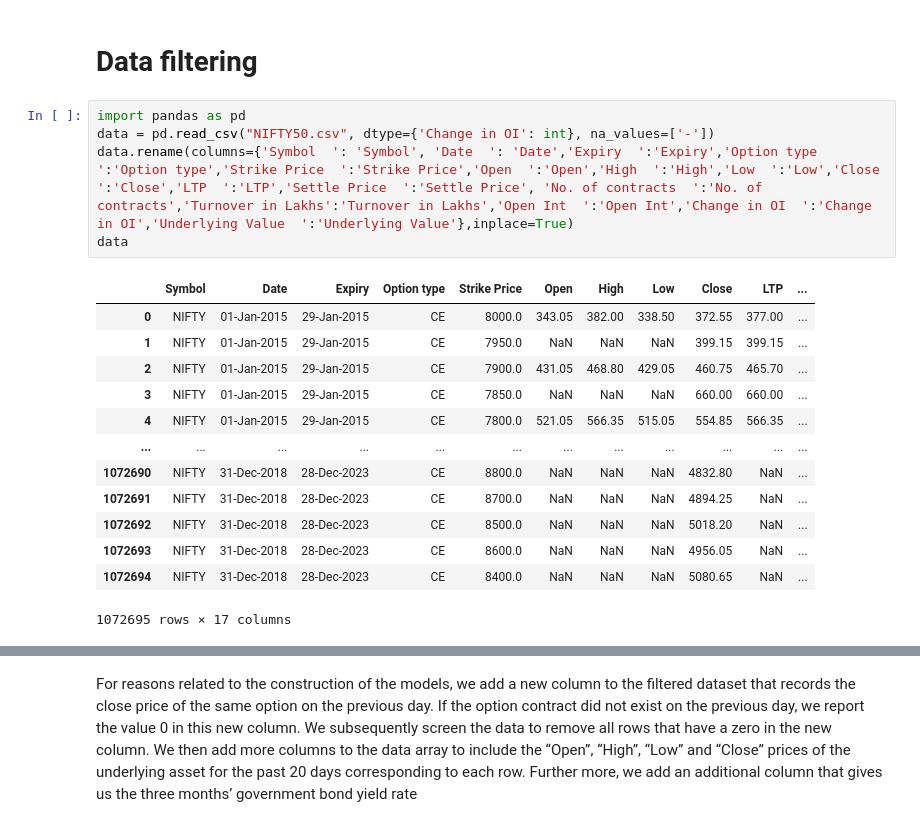
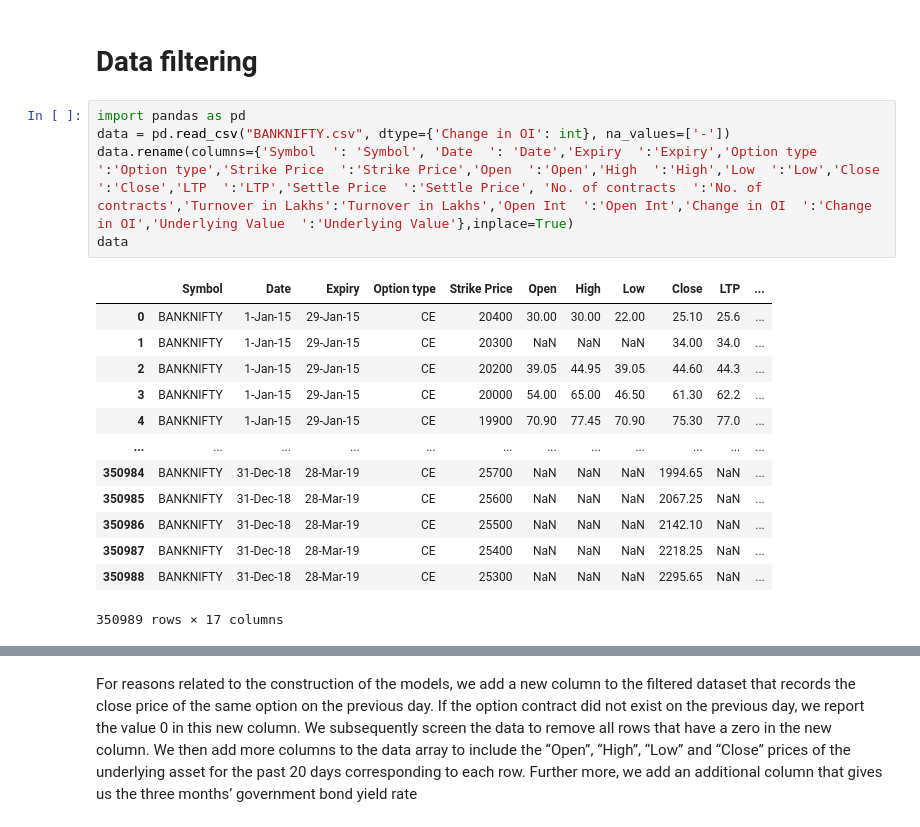
Before and after one commit to Hcine-Turki/Project-DSUU, a Jupyter notebook: DSUU_code.ipynb, the cells around one changed output, grey strips where cells are left out. Saved outputs shown, nothing was run; the diff lists cells and outputs as text.

```diff
--- a/DSUU_code.ipynb
+++ b/DSUU_code.ipynb
@@ -2,20 +2,20 @@
 # Data filtering
 # %%
 import pandas as pd
-data = pd.read_csv("NIFTY50.csv", dtype={'Change in OI': int}, na_values=['-'])
+data = pd.read_csv("BANKNIFTY.csv", dtype={'Change in OI': int}, na_values=['-'])
 data.rename(columns={'Symbol  ': 'Symbol', 'Date  ': 'Date','Expiry  ':'Expiry','Option type  ':'Option type','Strike Price  ':'Strike Price','Open  ':'Open','High  ':'High','Low  ':'Low','Close  ':'Close','LTP  ':'LTP','Settle Price  ':'Settle Price', 'No. of contracts  ':'No. of contracts','Turnover in Lakhs':'Turnover in Lakhs','Open Int  ':'Open Int','Change in OI  ':'Change in OI','Underlying Value  ':'Underlying Value'},inplace=True)
 data
 # %% [output]
 |  | Symbol | Date | Expiry | Option type | Strike Price | Open | High | Low | Close | LTP | ... |
-| 0 | NIFTY | 01-Jan-2015 | 29-Jan-2015 | CE | 8000.0 | 343.05 | 382.00 | 338.50 | 372.55 | 377.00 | ... |
-| 1 | NIFTY | 01-Jan-2015 | 29-Jan-2015 | CE | 7950.0 | NaN | NaN | NaN | 399.15 | 399.15 | ... |
-| 2 | NIFTY | 01-Jan-2015 | 29-Jan-2015 | CE | 7900.0 | 431.05 | 468.80 | 429.05 | 460.75 | 465.70 | ... |
-| 3 | NIFTY | 01-Jan-2015 | 29-Jan-2015 | CE | 7850.0 | NaN | NaN | NaN | 660.00 | 660.00 | ... |
-| 4 | NIFTY | 01-Jan-2015 | 29-Jan-2015 | CE | 7800.0 | 521.05 | 566.35 | 515.05 | 554.85 | 566.35 | ... |
+| 0 | BANKNIFTY | 1-Jan-15 | 29-Jan-15 | CE | 20400 | 30.00 | 30.00 | 22.00 | 25.10 | 25.6 | ... |
+| 1 | BANKNIFTY | 1-Jan-15 | 29-Jan-15 | CE | 20300 | NaN | NaN | NaN | 34.00 | 34.0 | ... |
+| 2 | BANKNIFTY | 1-Jan-15 | 29-Jan-15 | CE | 20200 | 39.05 | 44.95 | 39.05 | 44.60 | 44.3 | ... |
+| 3 | BANKNIFTY | 1-Jan-15 | 29-Jan-15 | CE | 20000 | 54.00 | 65.00 | 46.50 | 61.30 | 62.2 | ... |
+| 4 | BANKNIFTY | 1-Jan-15 | 29-Jan-15 | CE | 19900 | 70.90 | 77.45 | 70.90 | 75.30 | 77.0 | ... |
 | ... | ... | ... | ... | ... | ... | ... | ... | ... | ... | ... | ... |
-| 1072690 | NIFTY | 31-Dec-2018 | 28-Dec-2023 | CE | 8800.0 | NaN | NaN | NaN | 4832.80 | NaN | ... |
-| 1072691 | NIFTY | 31-Dec-2018 | 28-Dec-2023 | CE | 8700.0 | NaN | NaN | NaN | 4894.25 | NaN | ... |
-| 1072692 | NIFTY | 31-Dec-2018 | 28-Dec-2023 | CE | 8500.0 | NaN | NaN | NaN | 5018.20 | NaN | ... |
-| 1072693 | NIFTY | 31-Dec-2018 | 28-Dec-2023 | CE | 8600.0 | NaN | NaN | NaN | 4956.05 | NaN | ... |
-| 1072694 | NIFTY | 31-Dec-2018 | 28-Dec-2023 | CE | 8400.0 | NaN | NaN | NaN | 5080.65 | NaN | ... |
+| 350984 | BANKNIFTY | 31-Dec-18 | 28-Mar-19 | CE | 25700 | NaN | NaN | NaN | 1994.65 | NaN | ... |
+| 350985 | BANKNIFTY | 31-Dec-18 | 28-Mar-19 | CE | 25600 | NaN | NaN | NaN | 2067.25 | NaN | ... |
+| 350986 | BANKNIFTY | 31-Dec-18 | 28-Mar-19 | CE | 25500 | NaN | NaN | NaN | 2142.10 | NaN | ... |
+| 350987 | BANKNIFTY | 31-Dec-18 | 28-Mar-19 | CE | 25400 | NaN | NaN | NaN | 2218.25 | NaN | ... |
+| 350988 | BANKNIFTY | 31-Dec-18 | 28-Mar-19 | CE | 25300 | NaN | NaN | NaN | 2295.65 | NaN | ... |
-1072695 rows × 17 columns
+350989 rows × 17 columns
```
Also changed, not shown: parts of 12 cells of this notebook.
